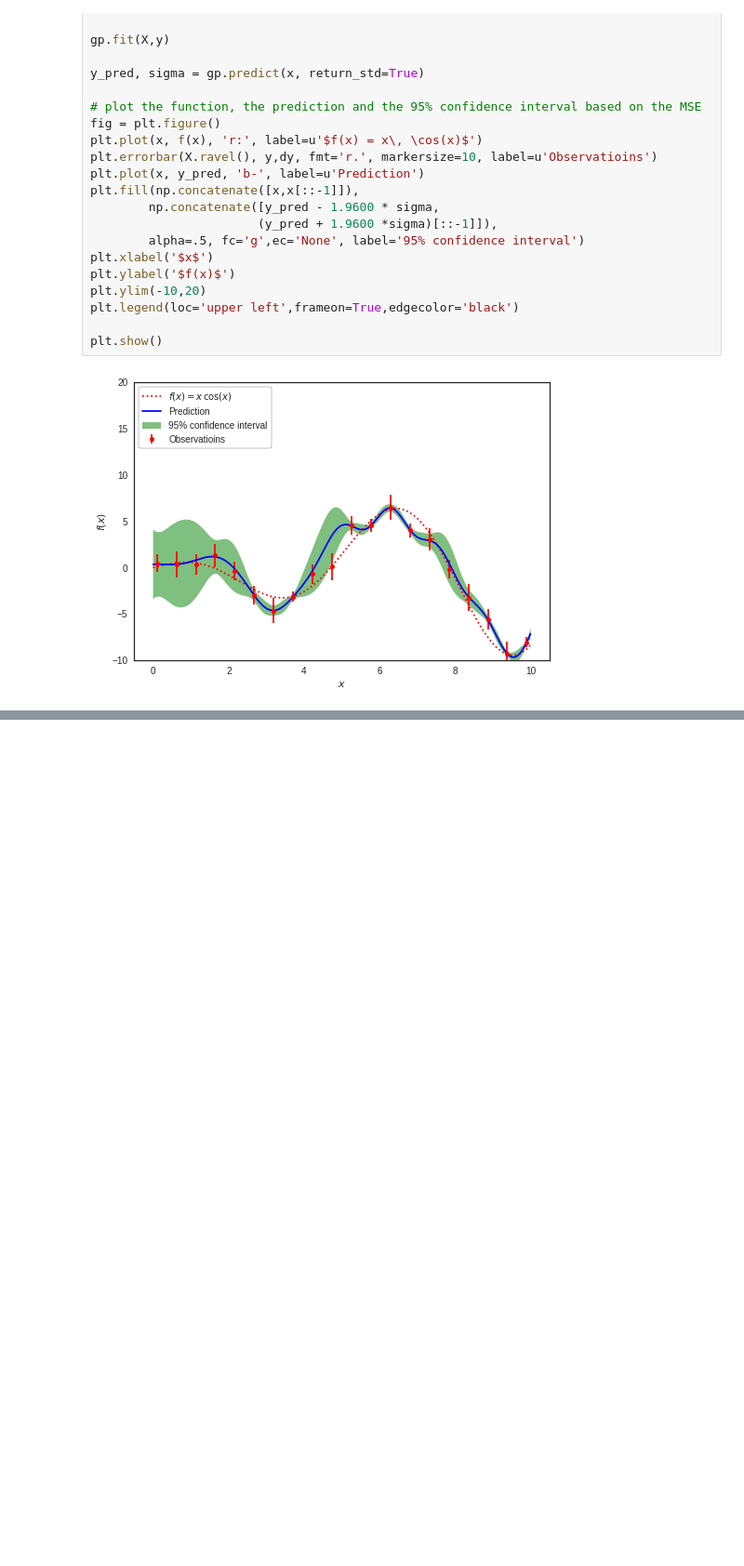
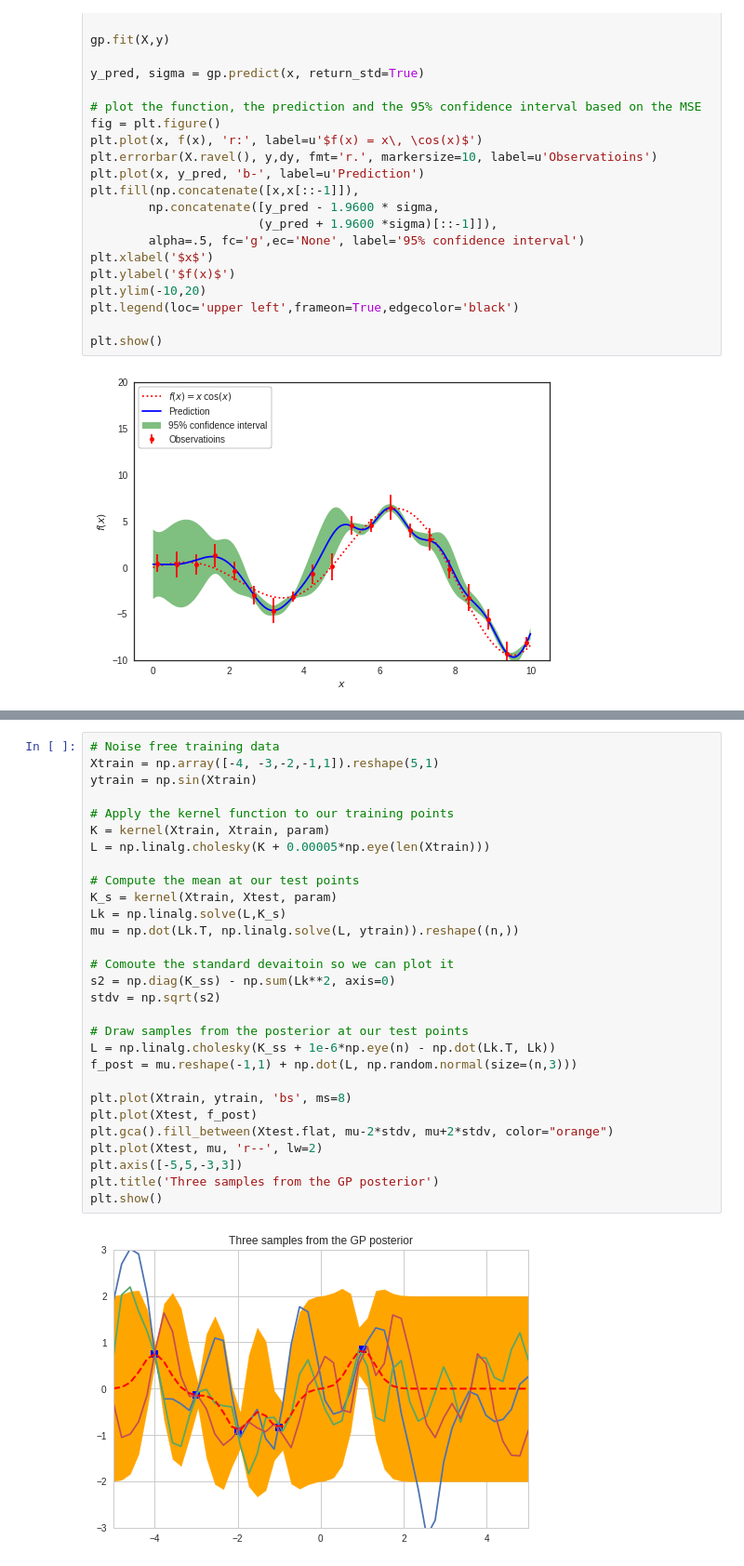
Before and after one commit to redcican/Machine-Learning-Basic, a Jupyter notebook: Gaussian_Processes_Regression_Simple_Examples.ipynb, the cells around one changed output, grey strips where cells are left out. Shown at 93% size. Drawn from its saved outputs; the diff is of its cells as text; blank space fills up the shorter version.

```diff
--- a/Gaussian_Processes_Regression_Simple_Examples.ipynb
+++ b/Gaussian_Processes_Regression_Simple_Examples.ipynb
@@ -93,0 +127,31 @@ plt.show()
+# %%
+# Noise free training data
+Xtrain = np.array([-4, -3,-2,-1,1]).reshape(5,1)
+ytrain = np.sin(Xtrain)
+
+# Apply the kernel function to our training points
+K = kernel(Xtrain, Xtrain, param)
+L = np.linalg.cholesky(K + 0.00005*np.eye(len(Xtrain)))
+
+# Compute the mean at our test points
+K_s = kernel(Xtrain, Xtest, param)
+Lk = np.linalg.solve(L,K_s)
+mu = np.dot(Lk.T, np.linalg.solve(L, ytrain)).reshape((n,))
+
+# Comoute the standard devaitoin so we can plot it
+s2 = np.diag(K_ss) - np.sum(Lk**2, axis=0)
+stdv = np.sqrt(s2)
+
+# Draw samples from the posterior at our test points
+L = np.linalg.cholesky(K_ss + 1e-6*np.eye(n) - np.dot(Lk.T, Lk))
+f_post = mu.reshape(-1,1) + np.dot(L, np.random.normal(size=(n,3)))
+
+plt.plot(Xtrain, ytrain, 'bs', ms=8)
+plt.plot(Xtest, f_post)
+plt.gca().fill_between(Xtest.flat, mu-2*stdv, mu+2*stdv, color="orange")
+plt.plot(Xtest, mu, 'r--', lw=2)
+plt.axis([-5,5,-3,3])
+plt.title('Three samples from the GP posterior')
+plt.show()
+# %% [output]
+[figure, added]
```
Also changed, not shown: parts of 6 cells of this notebook.
